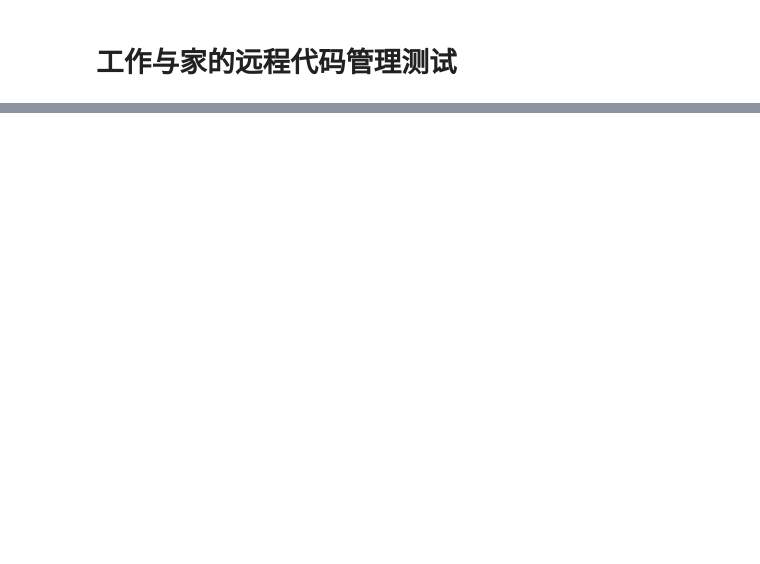
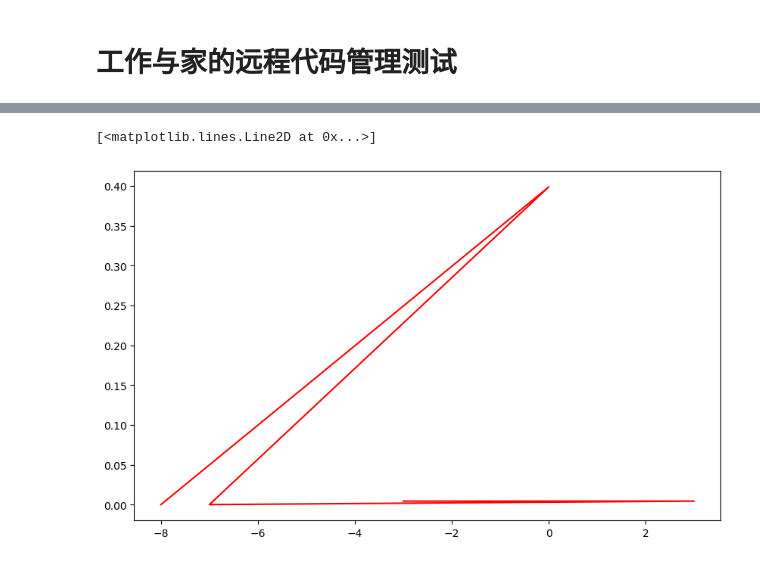
Before and after one commit to gob1994/vscode_git_03, a Jupyter notebook: jp_03.ipynb, the cells around one changed output, grey strips where cells are left out. Saved outputs shown, nothing was run; the diff lists cells and outputs as text; code cells hidden in the pictures; blank space fills up the shorter version.

```diff
--- a/jp_03.ipynb
+++ b/jp_03.ipynb
@@ -13,0 +17,4 @@ df
+# %%
+# 创建-10到10的5行6列矩阵
+df2=DataFrame(np.random.randint(-10,10,size=(5,6)),index=['A','B','C','D','E'],columns=['C1','C2','C3','C4','C5','C6'])
+df2
@@ -13,0 +28,9 @@ df
+# %%
+# 用matplotlib创建一张正态分布图
+import matplotlib.pyplot as plt
+from scipy.stats import norm
+plt.figure(figsize=(10,6))
+plt.plot(df2.C1,norm.pdf(df2.C1,loc=0,scale=1),'r-')
+# %% [output]
+[<matplotlib.lines.Line2D at 0x...>]
+[figure, added]
```
Also changed, not shown: parts of 2 cells of this notebook, 1 other file.
